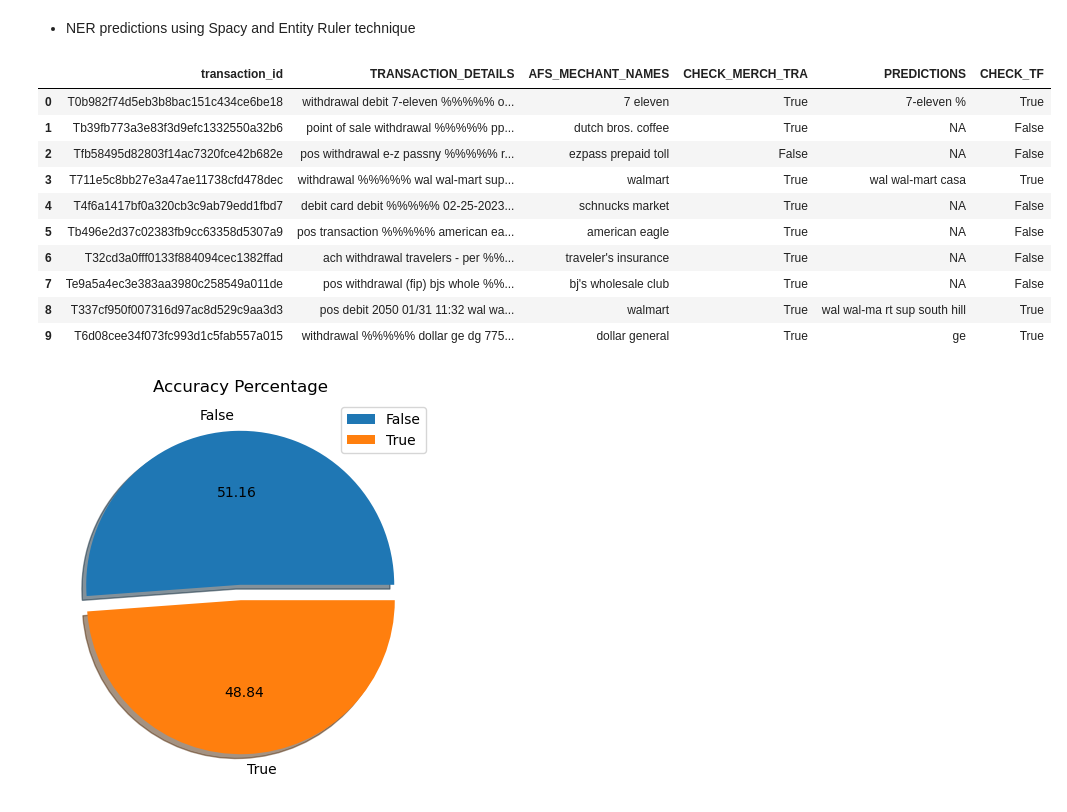
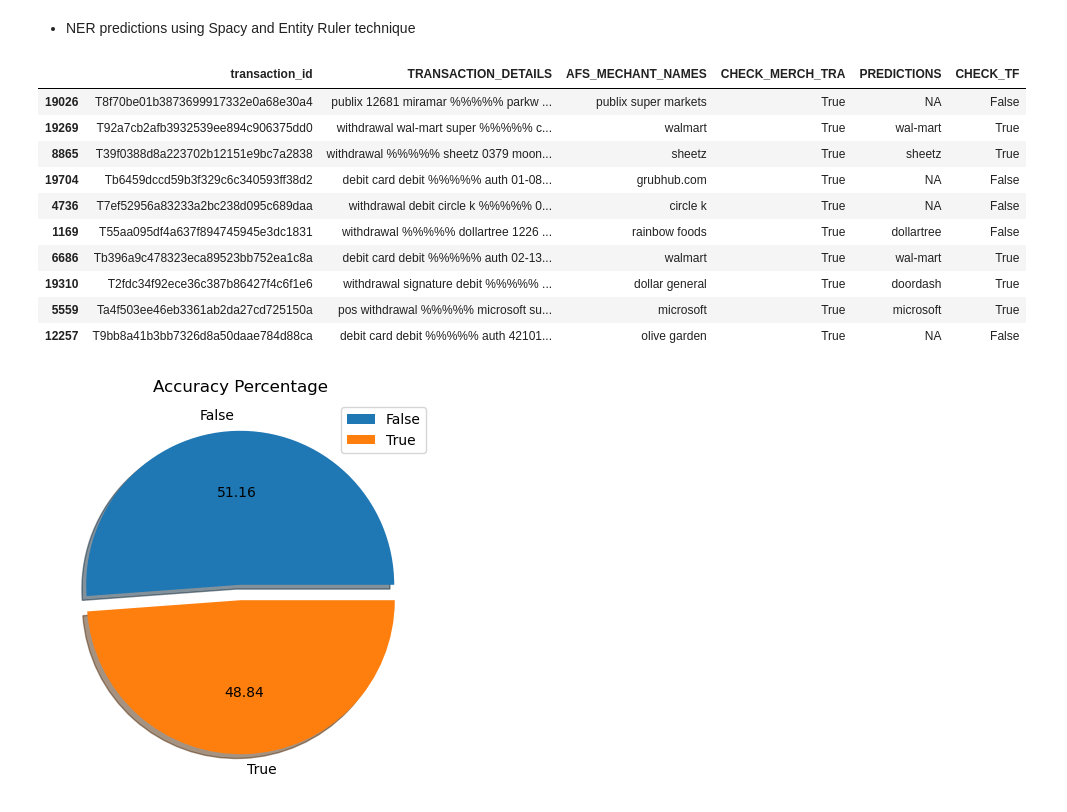
Before and after one commit to OMachachane/merchant_tagging, a Jupyter notebook: EDA.ipynb, the cells around one changed output. Drawn from its saved outputs; the diff is of its cells as text; code cells hidden in the pictures.

```diff
--- a/EDA.ipynb
+++ b/EDA.ipynb
@@ -584,19 +584,19 @@ def check_names_pred(a, b):
 - NER predictions using Spacy and Entity Ruler technique
 # %%
 df_known_merchs_pred['CHECK_TF'] = df_known_merchs_pred.apply(lambda x: check_names(x.AFS_MECHANT_NAMES, x.PREDICTIONS), axis=1)
-df_known_merchs_pred.head(10)
+df_known_merchs_pred.sample(10)
 # %% [output]
 |  | transaction_id | TRANSACTION_DETAILS | AFS_MECHANT_NAMES | CHECK_MERCH_TRA | PREDICTIONS | CHECK_TF |
-| 0 | T0b982f74d5eb3b8bac151c434ce6be18 | withdrawal debit 7-eleven %%%%% o... | 7 eleven | True | 7-eleven % | True |
-| 1 | Tb39fb773a3e83f3d9efc1332550a32b6 | point of sale withdrawal %%%%% pp... | dutch bros. coffee | True | NA | False |
-| 2 | Tfb58495d82803f14ac7320fce42b682e | pos withdrawal e-z passny %%%%% r... | ezpass prepaid toll | False | NA | False |
-| 3 | T711e5c8bb27e3a47ae11738cfd478dec | withdrawal %%%%% wal wal-mart sup... | walmart | True | wal wal-mart casa | True |
-| 4 | T4f6a1417bf0a320cb3c9ab79edd1fbd7 | debit card debit %%%%% 02-25-2023... | schnucks market | True | NA | False |
-| 5 | Tb496e2d37c02383fb9cc63358d5307a9 | pos transaction %%%%% american ea... | american eagle | True | NA | False |
-| 6 | T32cd3a0fff0133f884094cec1382ffad | ach withdrawal travelers - per %%... | traveler's insurance | True | NA | False |
-| 7 | Te9a5a4ec3e383aa3980c258549a011de | pos withdrawal (fip) bjs whole %%... | bj's wholesale club | True | NA | False |
-| 8 | T337cf950f007316d97ac8d529c9aa3d3 | pos debit 2050 01/31 11:32 wal wa... | walmart | True | wal wal-ma rt sup south hill | True |
-| 9 | T6d08cee34f073fc993d1c5fab557a015 | withdrawal %%%%% dollar ge dg 775... | dollar general | True | ge | True |
+| 19026 | T8f70be01b3873699917332e0a68e30a4 | publix 12681 miramar %%%%% parkw ... | publix super markets | True | NA | False |
+| 19269 | T92a7cb2afb3932539ee894c906375dd0 | withdrawal wal-mart super %%%%% c... | walmart | True | wal-mart | True |
+| 8865 | T39f0388d8a223702b12151e9bc7a2838 | withdrawal %%%%% sheetz 0379 moon... | sheetz | True | sheetz | True |
+| 19704 | Tb6459dccd59b3f329c6c340593ff38d2 | debit card debit %%%%% auth 01-08... | grubhub.com | True | NA | False |
+| 4736 | T7ef52956a83233a2bc238d095c689daa | withdrawal debit circle k %%%%% 0... | circle k | True | NA | False |
+| 1169 | T55aa095df4a637f894745945e3dc1831 | withdrawal %%%%% dollartree 1226 ... | rainbow foods | True | dollartree | False |
+| 6686 | Tb396a9c478323eca89523bb752ea1c8a | debit card debit %%%%% auth 02-13... | walmart | True | wal-mart | True |
+| 19310 | T2fdc34f92ece36c387b86427f4c6f1e6 | withdrawal signature debit %%%%% ... | dollar general | True | doordash | True |
+| 5559 | Ta4f503ee46eb3361ab2da27cd725150a | pos withdrawal %%%%% microsoft su... | microsoft | True | microsoft | True |
+| 12257 | T9bb8a41b3bb7326d8a50daae784d88ca | debit card debit %%%%% auth 42101... | olive garden | True | NA | False |
 # %%
 fig, (ax1) = plt.subplots(ncols=1, figsize=(10, 5))
 df_known_merchs_pred.groupby('CHECK_TF').size().plot(kind='pie', autopct='%.2f', title='Accuracy Percentage', explode=[0.05, 0.05], legend=True, shadow=True)
```
